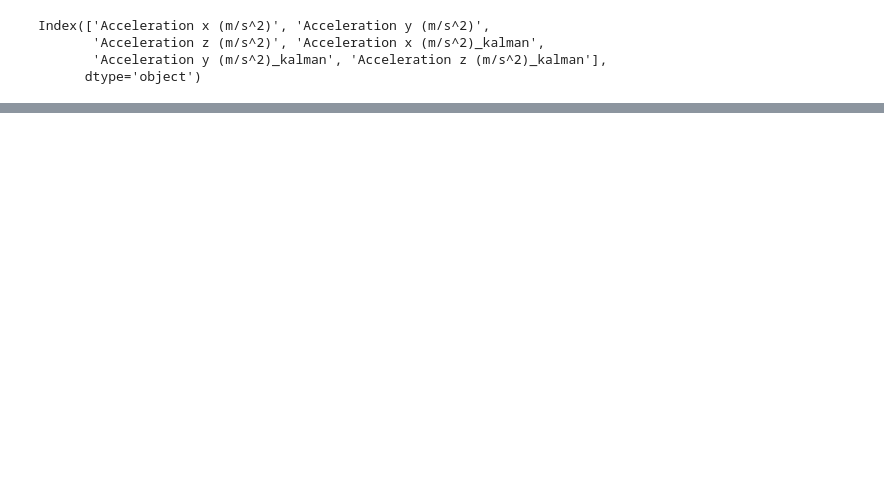
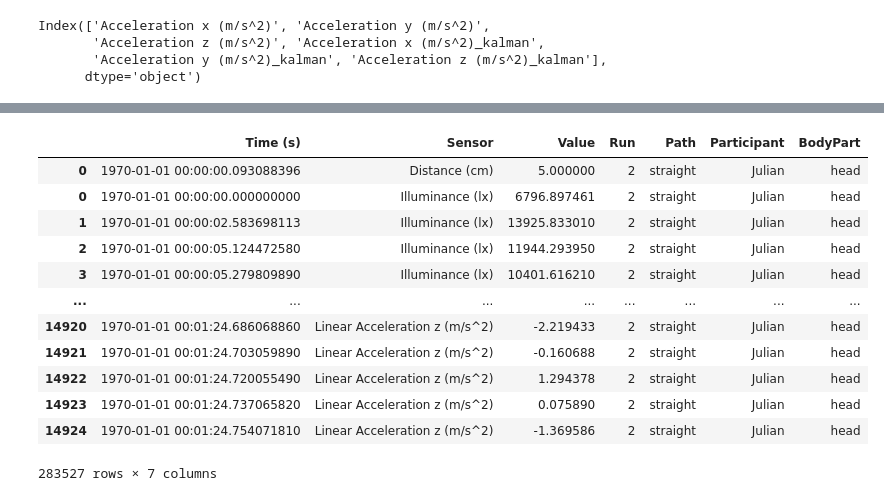
Before and after one commit to michelexyz/ML4QS-bike-user-recognition, a Jupyter notebook: aggregating_data.ipynb, the cells around one changed output, grey strips where cells are left out. Cells and saved outputs as stored; diff of their text form; code cells hidden in the pictures; blank space fills up the shorter version.

```diff
--- a/aggregating_data.ipynb
+++ b/aggregating_data.ipynb
@@ -291,0 +741,16 @@ accelerometer.head()
+# %%
+melted_data
+# %% [output]
+|  | Time (s) | Sensor | Value | Run | Path | Participant | BodyPart |
+| 0 | 1970-01-01 00:00:00.093088396 | Distance (cm) | 5.000000 | 2 | straight | Julian | head |
+| 0 | 1970-01-01 00:00:00.000000000 | Illuminance (lx) | 6796.897461 | 2 | straight | Julian | head |
+| 1 | 1970-01-01 00:00:02.583698113 | Illuminance (lx) | 13925.833010 | 2 | straight | Julian | head |
+| 2 | 1970-01-01 00:00:05.124472580 | Illuminance (lx) | 11944.293950 | 2 | straight | Julian | head |
+| 3 | 1970-01-01 00:00:05.279809890 | Illuminance (lx) | 10401.616210 | 2 | straight | Julian | head |
+| ... | ... | ... | ... | ... | ... | ... | ... |
+| 14920 | 1970-01-01 00:01:24.686068860 | Linear Acceleration z (m/s^2) | -2.219433 | 2 | straight | Julian | head |
+| 14921 | 1970-01-01 00:01:24.703059890 | Linear Acceleration z (m/s^2) | -0.160688 | 2 | straight | Julian | head |
+| 14922 | 1970-01-01 00:01:24.720055490 | Linear Acceleration z (m/s^2) | 1.294378 | 2 | straight | Julian | head |
+| 14923 | 1970-01-01 00:01:24.737065820 | Linear Acceleration z (m/s^2) | 0.075890 | 2 | straight | Julian | head |
+| 14924 | 1970-01-01 00:01:24.754071810 | Linear Acceleration z (m/s^2) | -1.369586 | 2 | straight | Julian | head |
+283527 rows × 7 columns
```
Also changed, not shown: parts of 31 cells of this notebook, 3 other files.
